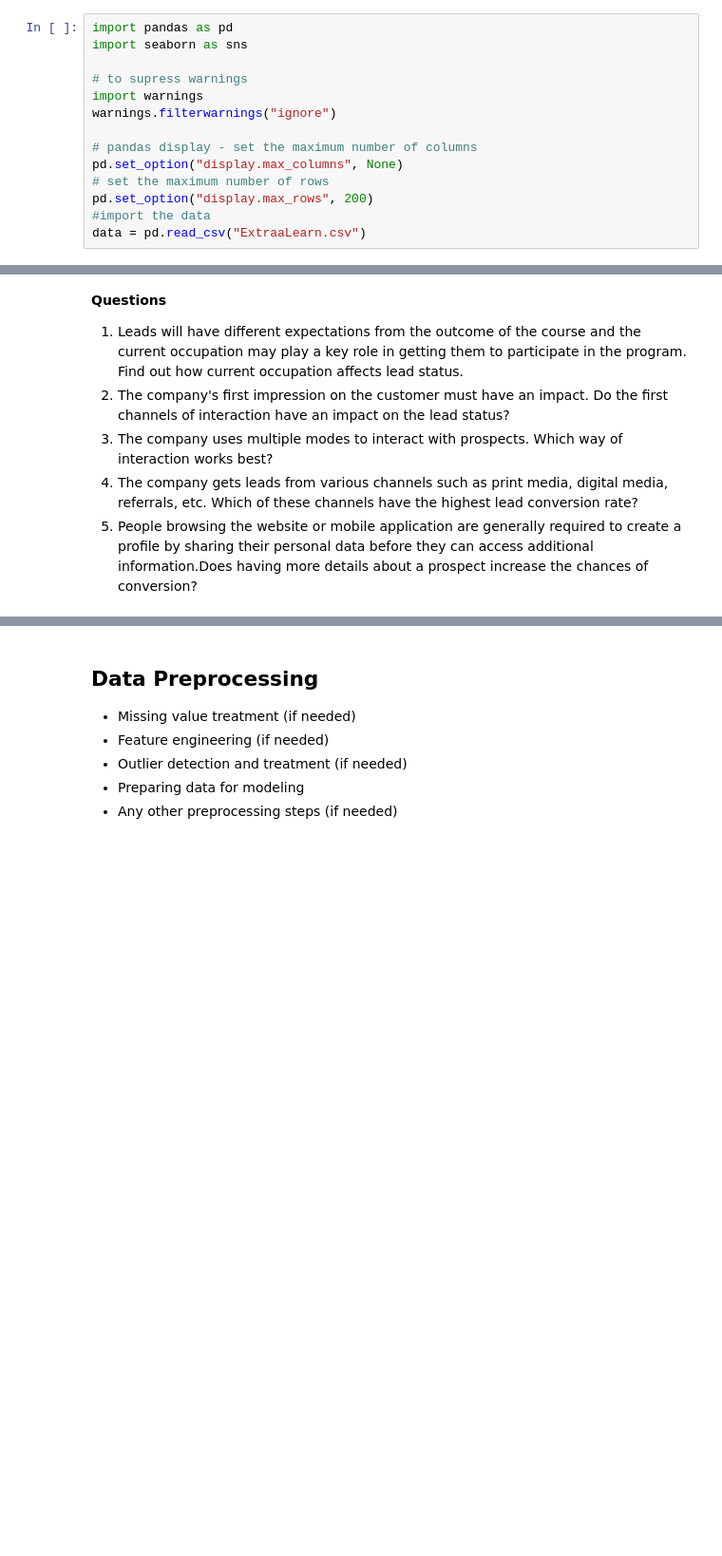
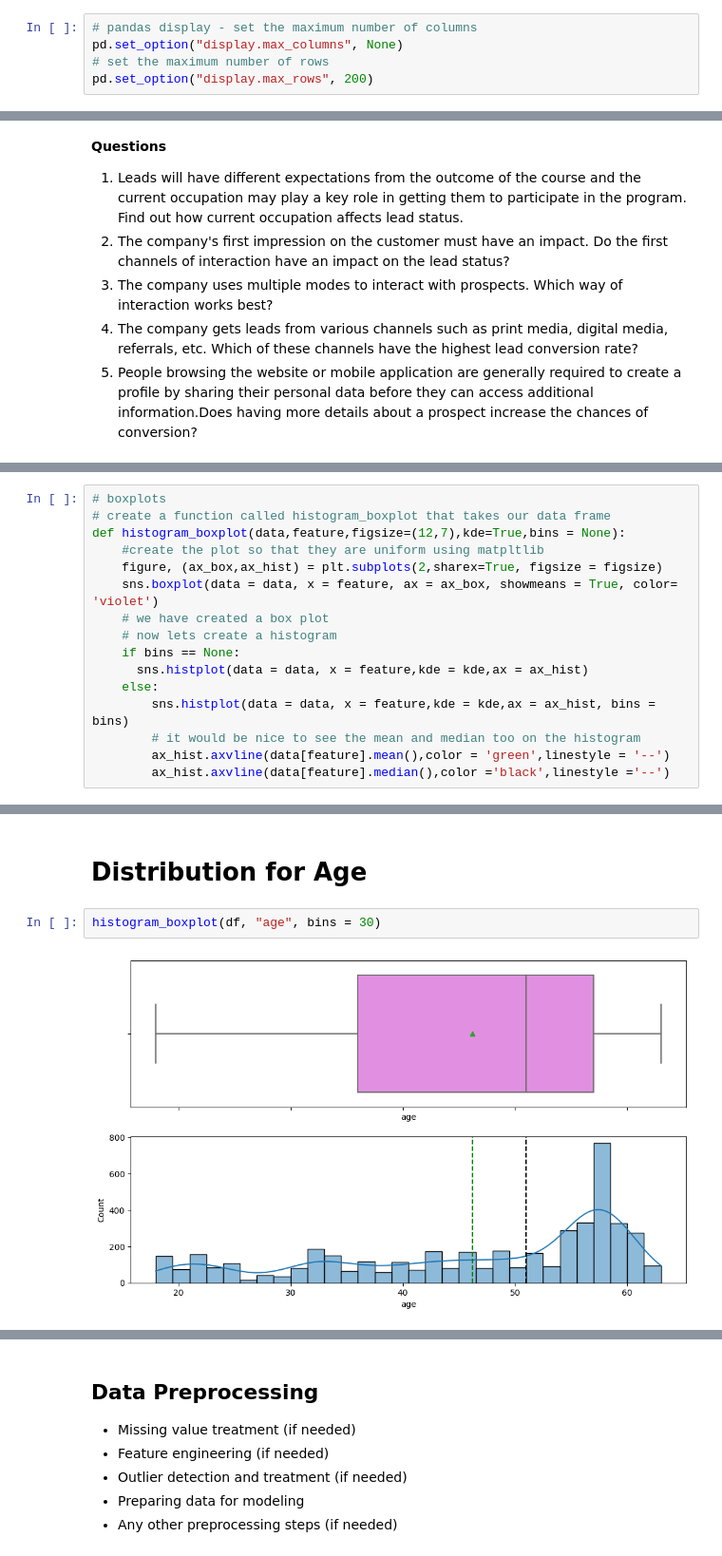
Before and after one commit to Tsungie/Classification-and-Hypothesis-Testing, a Jupyter notebook: Learner+Notebook+-+Full+Code+Version+-+Potential+Customers+Prediction.ipynb, the cells around one changed output, grey strips where cells are left out. Shown at 95% size. Drawn from its saved outputs; the diff is of its cells as text; blank space fills up the shorter version.

```diff
--- a/Learner+Notebook+-+Full+Code+Version+-+Potential+Customers+Prediction.ipynb
+++ b/Learner+Notebook+-+Full+Code+Version+-+Potential+Customers+Prediction.ipynb
@@ -51,14 +59,5 @@ The data contains the different attributes of leads and their interaction detail
 # %%
-import pandas as pd
-import seaborn as sns
-
-# to supress warnings
-import warnings
-warnings.filterwarnings("ignore")
-
 # pandas display - set the maximum number of columns
 pd.set_option("display.max_columns", None)
 # set the maximum number of rows
 pd.set_option("display.max_rows", 200)
-#import the data
-data = pd.read_csv("ExtraaLearn.csv")
@@ -206,0 +407,16 @@ Name: proportion, dtype: float64
+# %%
+# boxplots
+# create a function called histogram_boxplot that takes our data frame
+def histogram_boxplot(data,feature,figsize=(12,7),kde=True,bins = None):
+    #create the plot so that they are uniform using matpltlib
+    figure, (ax_box,ax_hist) = plt.subplots(2,sharex=True, figsize = figsize)
+    sns.boxplot(data = data, x = feature, ax = ax_box, showmeans = True, color= 'violet')
+    # we have created a box plot
+    # now lets create a histogram
+    if bins == None:
+      sns.histplot(data = data, x = feature,kde = kde,ax = ax_hist)
+    else:
+        sns.histplot(data = data, x = feature,kde = kde,ax = ax_hist, bins = bins)
+        # it would be nice to see the mean and median too on the histogram
+        ax_hist.axvline(data[feature].mean(),color = 'green',linestyle = '--')
+        ax_hist.axvline(data[feature].median(),color ='black',linestyle ='--')
@@ -206,0 +432,6 @@ Name: proportion, dtype: float64
+# %% [markdown]
+# Distribution for Age
+# %%
+histogram_boxplot(df, "age", bins = 30)
+# %% [output]
+[figure, added]
```
Also changed, not shown: parts of 62 cells of this notebook.
